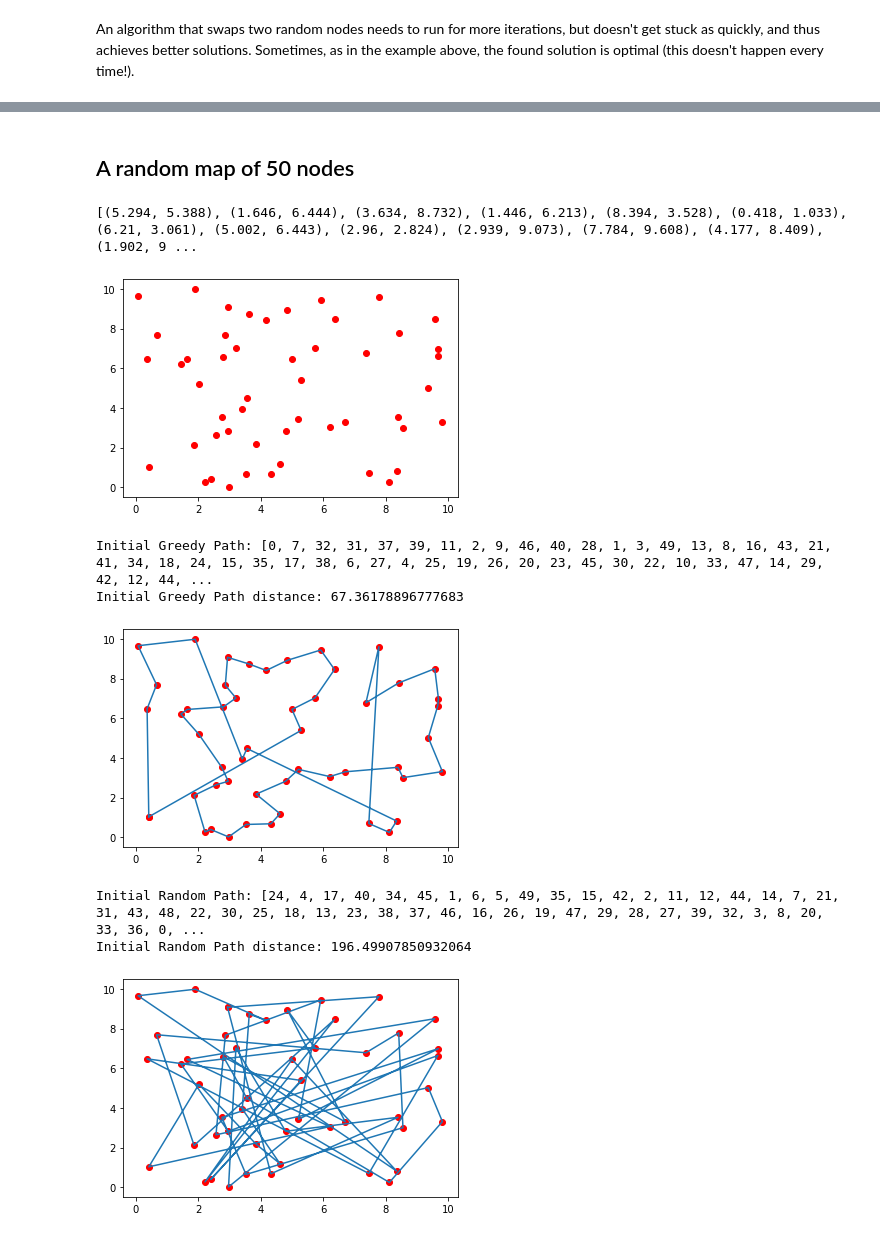
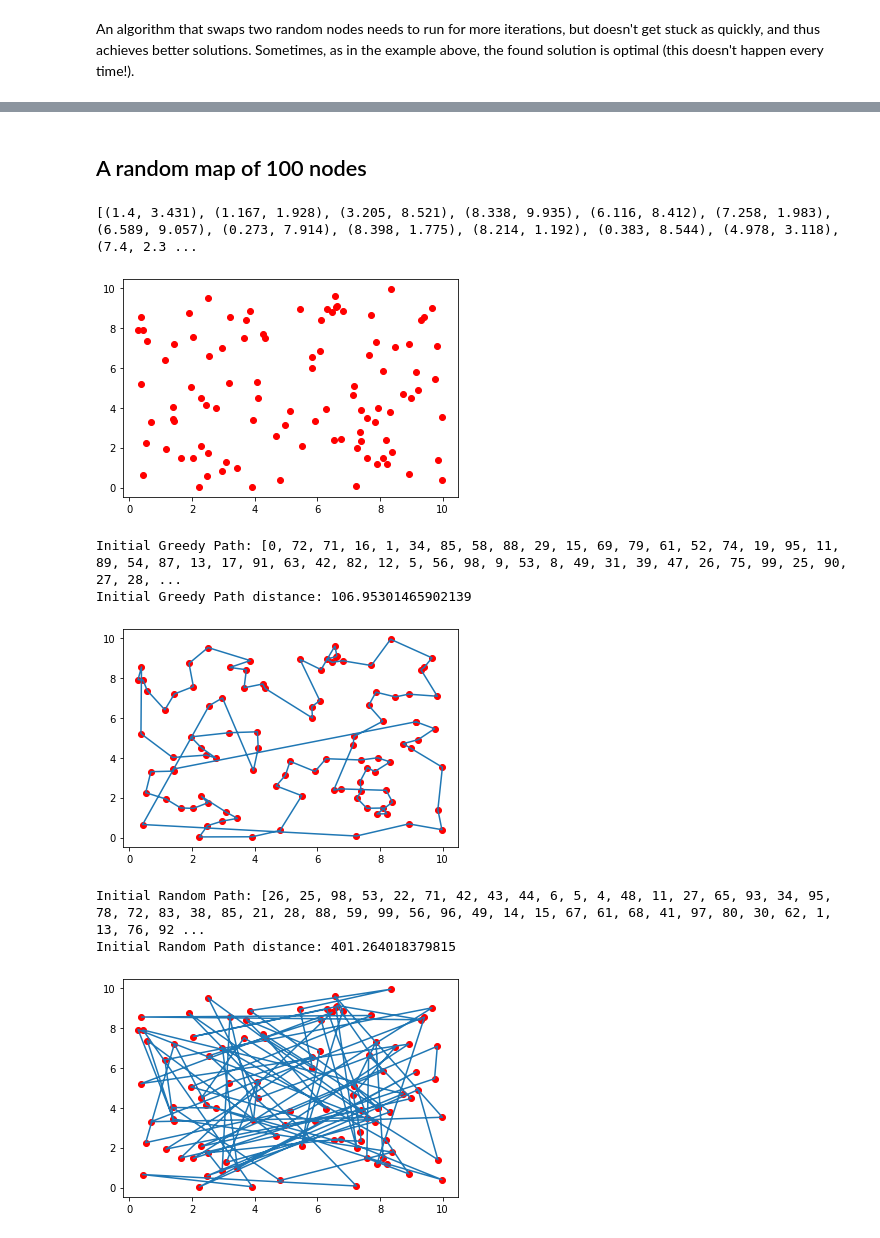
Before and after one commit to alexnikiporenko/travelling_salesman, a Jupyter notebook: Travelling Salesman2.ipynb, the cells around one changed output, grey strips where cells are left out. Saved outputs shown, nothing was run; the diff lists cells and outputs as text; code cells hidden in the pictures.

```diff
--- a/Travelling Salesman2.ipynb
+++ b/Travelling Salesman2.ipynb
@@ -266,23 +266,23 @@ Final distance =  22.077328545028728
 # %% [markdown]
-## A random map of 50 nodes
+## A random map of 100 nodes
 # %%
 rand_cities = []
 
-for i in range(50):
+for i in range(100):
     a = round(random.uniform(0, 10), 3)
     b = round(random.uniform(0, 10), 3)
     rand_cities.append((a, b))
 
 
 print(rand_cities)
 
 # * operator can be used in conjunction with zip() to unzip the list
 x, y = zip(*rand_cities)
 plt.scatter(x, y, c="r")
 plt.show()
 # %% [output]
-[(5.294, 5.388), (1.646, 6.444), (3.634, 8.732), (1.446, 6.213), (8.394, 3.528), (0.418, 1.033), (6.21, 3.061), (5.002, 6.443), (2.96, 2.824), (2.939, 9.073), (7.784, 9.608), (4.177, 8.409), (1.902, 9 ...
+[(1.4, 3.431), (1.167, 1.928), (3.205, 8.521), (8.338, 9.935), (6.116, 8.412), (7.258, 1.983), (6.589, 9.057), (0.273, 7.914), (8.398, 1.775), (8.214, 1.192), (0.383, 8.544), (4.978, 3.118), (7.4, 2.3 ...
-[figure, old version]
+[figure, new version]
 # %%
 initial_greedy = create_initial_greedy(rand_cities, 0)
 print("Initial Greedy Path:", initial_greedy)
@@ -294,9 +294,9 @@ print("Initial Random Path:", initial_random)
 print("Initial Random Path distance:", calculate_distance(rand_cities, initial_random))
 draw_path(rand_cities, initial_random)
 # %% [output]
-Initial Greedy Path: [0, 7, 32, 31, 37, 39, 11, 2, 9, 46, 40, 28, 1, 3, 49, 13, 8, 16, 43, 21, 41, 34, 18, 24, 15, 35, 17, 38, 6, 27, 4, 25, 19, 26, 20, 23, 45, 30, 22, 10, 33, 47, 14, 29, 42, 12, 44, ...
-Initial Greedy Path distance: 67.36178896777683
+Initial Greedy Path: [0, 72, 71, 16, 1, 34, 85, 58, 88, 29, 15, 69, 79, 61, 52, 74, 19, 95, 11, 89, 54, 87, 13, 17, 91, 63, 42, 82, 12, 5, 56, 98, 9, 53, 8, 49, 31, 39, 47, 26, 75, 99, 25, 90, 27, 28, ...
+Initial Greedy Path distance: 106.95301465902139
-[figure, old version]
+[figure, new version]
-Initial Random Path: [24, 4, 17, 40, 34, 45, 1, 6, 5, 49, 35, 15, 42, 2, 11, 12, 44, 14, 7, 21, 31, 43, 48, 22, 30, 25, 18, 13, 23, 38, 37, 46, 16, 26, 19, 47, 29, 28, 27, 39, 32, 3, 8, 20, 33, 36, 0, ...
-Initial Random Path distance: 196.49907850932064
+Initial Random Path: [26, 25, 98, 53, 22, 71, 42, 43, 44, 6, 5, 4, 48, 11, 27, 65, 93, 34, 95, 78, 72, 83, 38, 85, 21, 28, 88, 59, 99, 56, 96, 49, 14, 15, 67, 61, 68, 41, 97, 80, 30, 62, 1, 13, 76, 92 ...
+Initial Random Path distance: 401.264018379815
-[figure, old version]
+[figure, new version]
```
Also changed, not shown: parts of 11 cells of this notebook.
